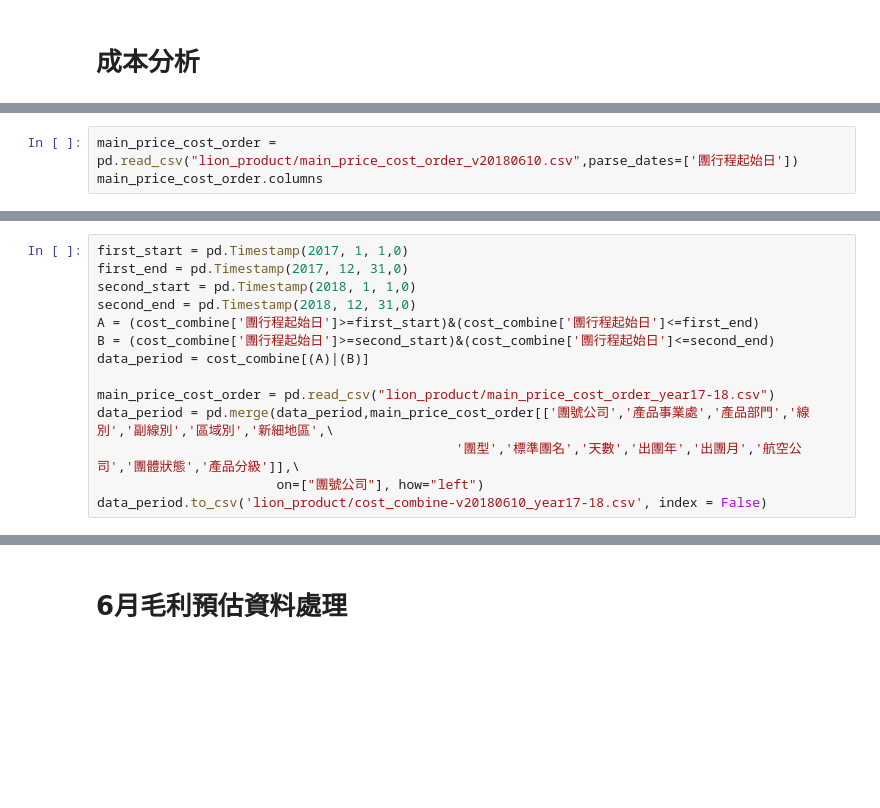
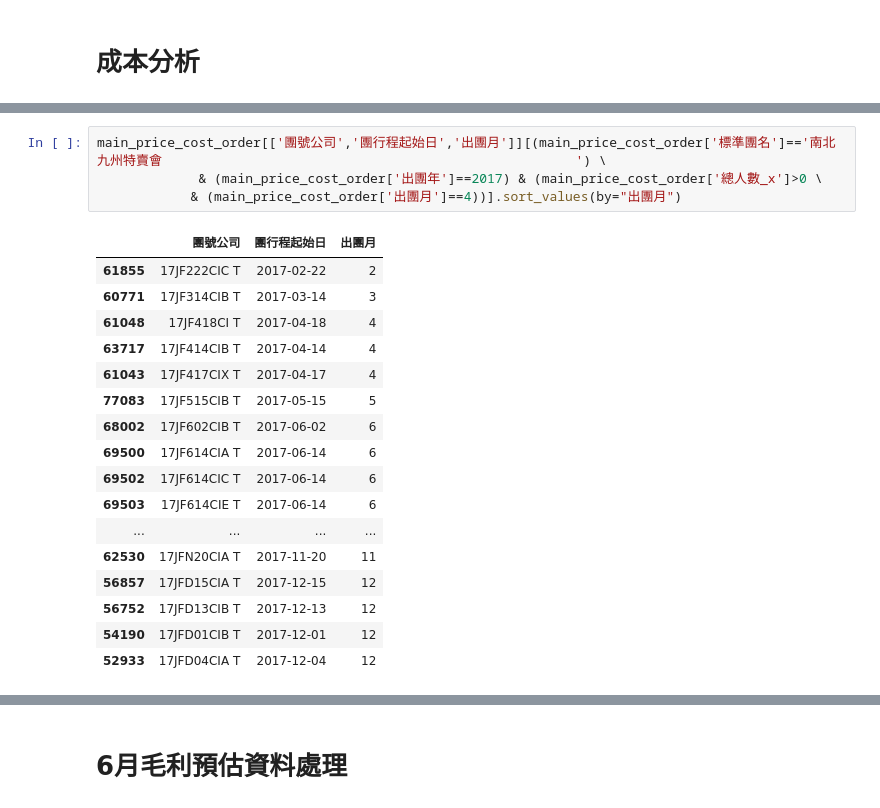
Before and after one commit to ccliao/Crawler, a Jupyter notebook: LION_GROUP_DASHBOARD.ipynb, the cells around one changed output, grey strips where cells are left out. Saved outputs shown, nothing was run; the diff lists cells and outputs as text; blank space fills up the shorter version.

```diff
--- a/LION_GROUP_DASHBOARD.ipynb
+++ b/LION_GROUP_DASHBOARD.ipynb
@@ -556,3 +989,0 @@ cost_combine.to_csv('lion_product/cost_with_departmemnt.csv', index = False)
-# %%
-main_price_cost_order = pd.read_csv("lion_product/main_price_cost_order_v20180610.csv",parse_dates=['團行程起始日'])
-main_price_cost_order.columns
@@ -646,14 +989,0 @@ cost_combine.to_csv('lion_product/cost_combine-v20180610.csv', index = False)
-# %%
-first_start = pd.Timestamp(2017, 1, 1,0)
-first_end = pd.Timestamp(2017, 12, 31,0)
-second_start = pd.Timestamp(2018, 1, 1,0)
-second_end = pd.Timestamp(2018, 12, 31,0)
-A = (cost_combine['團行程起始日']>=first_start)&(cost_combine['團行程起始日']<=first_end)
-B = (cost_combine['團行程起始日']>=second_start)&(cost_combine['團行程起始日']<=second_end)
-data_period = cost_combine[(A)|(B)]
-
-main_price_cost_order = pd.read_csv("lion_product/main_price_cost_order_year17-18.csv")
-data_period = pd.merge(data_period,main_price_cost_order[['團號公司','產品事業處','產品部門','線別','副線別','區域別','新細地區',\
-                                              '團型','標準團名','天數','出團年','出團月','航空公司','團體狀態','產品分級']],\
-                       on=["團號公司"], how="left")
-data_period.to_csv('lion_product/cost_combine-v20180610_year17-18.csv', index = False)
@@ -682,0 +1005,22 @@ cost_grouped.sort_values('申請成本(NTD)', ascending=False)
+# %%
+main_price_cost_order[['團號公司','團行程起始日','出團月']][(main_price_cost_order['標準團名']=='南北九州特賣會                                                     ') \
+             & (main_price_cost_order['出團年']==2017) & (main_price_cost_order['總人數_x']>0 \
+            & (main_price_cost_order['出團月']==4))].sort_values(by="出團月")
+# %% [output]
+|  | 團號公司 | 團行程起始日 | 出團月 |
+| 61855 | 17JF222CIC T | 2017-02-22 | 2 |
+| 60771 | 17JF314CIB T | 2017-03-14 | 3 |
+| 61048 | 17JF418CI T | 2017-04-18 | 4 |
+| 63717 | 17JF414CIB T | 2017-04-14 | 4 |
+| 61043 | 17JF417CIX T | 2017-04-17 | 4 |
+| 77083 | 17JF515CIB T | 2017-05-15 | 5 |
+| 68002 | 17JF602CIB T | 2017-06-02 | 6 |
+| 69500 | 17JF614CIA T | 2017-06-14 | 6 |
+| 69502 | 17JF614CIC T | 2017-06-14 | 6 |
+| 69503 | 17JF614CIE T | 2017-06-14 | 6 |
+| ... | ... | ... | ... |
+| 62530 | 17JFN20CIA T | 2017-11-20 | 11 |
+| 56857 | 17JFD15CIA T | 2017-12-15 | 12 |
+| 56752 | 17JFD13CIB T | 2017-12-13 | 12 |
+| 54190 | 17JFD01CIB T | 2017-12-01 | 12 |
+| 52933 | 17JFD04CIA T | 2017-12-04 | 12 |
```
Also changed, not shown: parts of 22 cells of this notebook.
